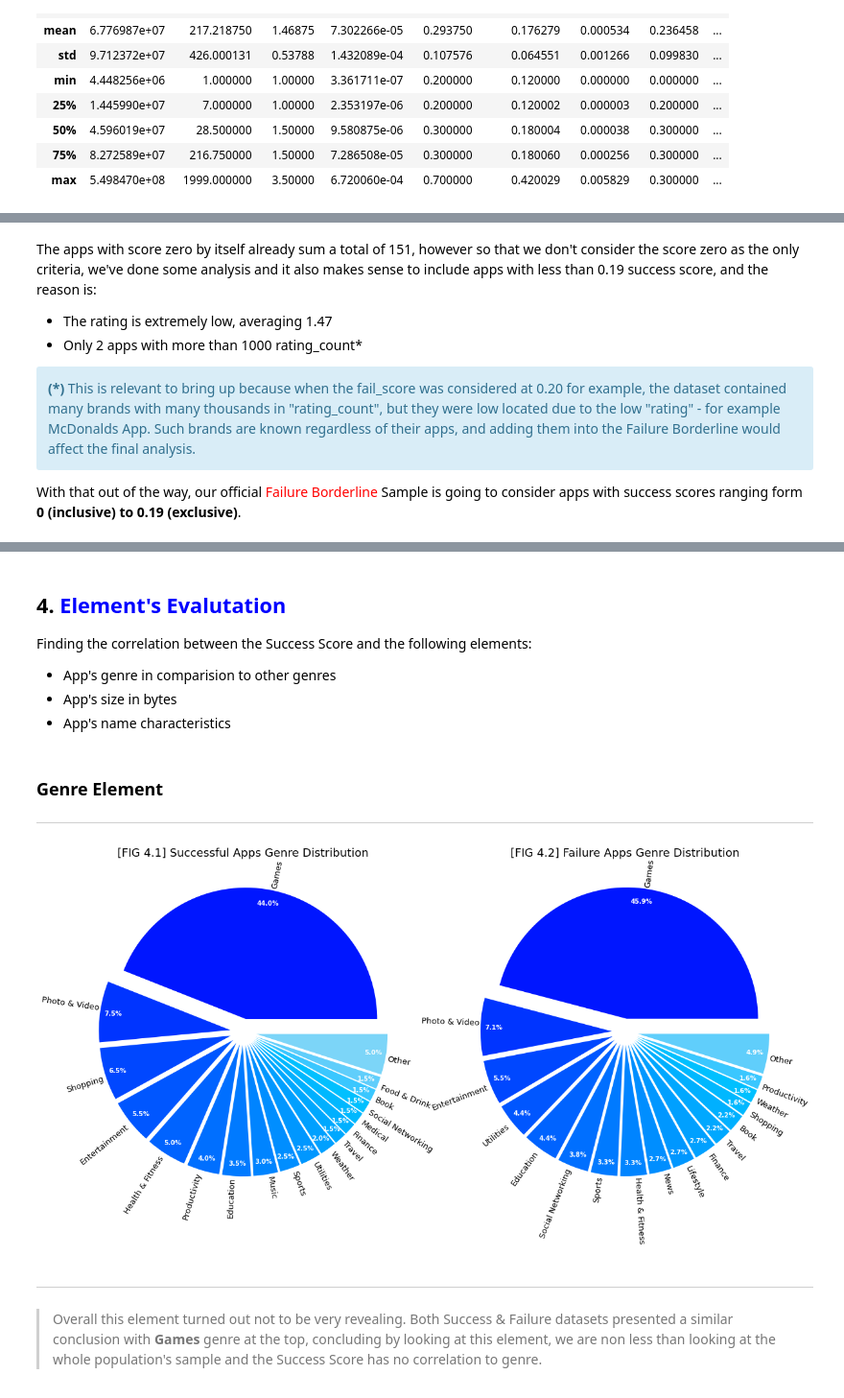
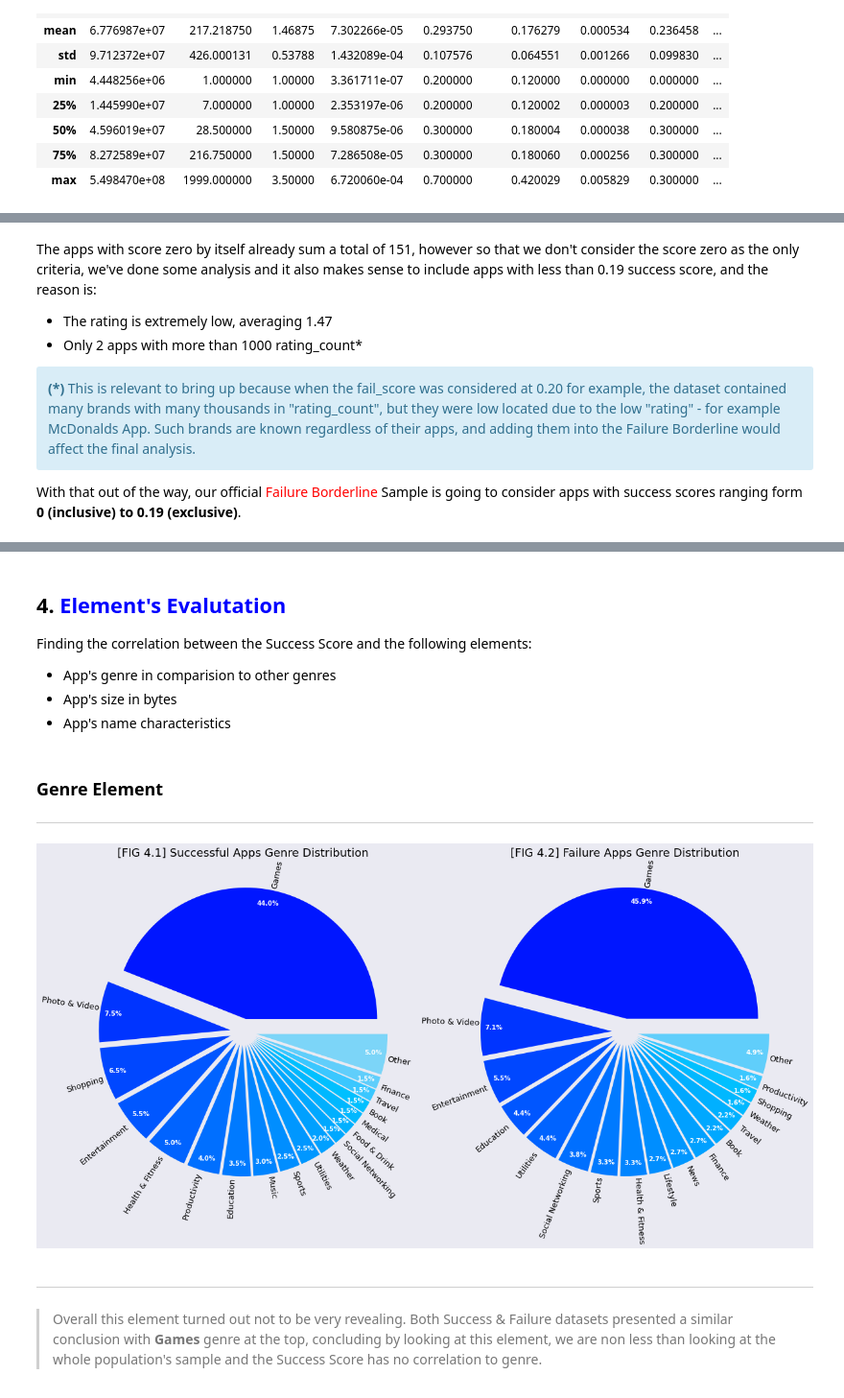
Before and after one commit to ArthurLandgraf/Data-Analyst-Portfolio, a Jupyter notebook: Personal Projects/01 - iOS-Apps-Success/iOS_success_analysis.ipynb, the cells around one changed output, grey strips where cells are left out. Shown at 96% size. Drawn from its saved outputs; the diff is of its cells as text; code cells hidden in the pictures.

Commit message:
Improving charts

```diff
--- a/Personal Projects/01 - iOS-Apps-Success/iOS_success_analysis.ipynb
+++ b/Personal Projects/01 - iOS-Apps-Success/iOS_success_analysis.ipynb
@@ -689,7 +689,7 @@ The apps with score zero by itself already sum a total of 151, however so that w
 <b>(*)</b> This is relevant to bring up because when the fail_score was considered at 0.20 for example, the dataset contained many brands with many thousands in "rating_count", but they were low located due to the low "rating" - for example McDonalds App. Such brands are known regardless of their apps, and adding them into the Failure Borderline would affect the final analysis.
 </div>
 
-With that out of the way, our official <font color=red>Failure Borderline</font> Sample is going to consider apps with success scores ranging form **0 (inclusive) to 0.19 (exclusive)**.
+With that out of the way, our official <font color="red">Failure Borderline</font> Sample is going to consider apps with success scores ranging form **0 (inclusive) to 0.19 (exclusive)**.
 # %%
 apple_failure = pd.concat([apple_zero, apple_fail_nonzero])
 apple_failure.sort_index(inplace=True)
@@ -702,7 +702,7 @@ apple_failure.head()
 | 3042 | TestNav | Education | 4448256 | 491 | 1.5 | 0.000165 | 0.3 | 0.180066 | 0.003018 | ... |
 | 3043 | VyStar Mobile Banking for iPhone | Finance | 27553792 | 434 | 1.5 | 0.000146 | 0.3 | 0.180058 | 0.001861 | ... |
 # %% [markdown]
-## 4. <font color=blue>Element's Evalutation</font>
+## 4. <font color="blue">Element's Evalutation</font>
 Finding the correlation between the Success Score and the following elements:
 
 - App's genre in comparision to other genres
@@ -736,6 +736,7 @@ colors = ['#0016ff', '#0034ff', '#0047ff', '#0056ff', '#0063ff', '#006fff', '#00
 
 # Generating the 1 row 2 column chart grid
 fig, (ax1, ax2) = plt.subplots(1, 2, figsize=(20,10))
+fig.patch.set_facecolor('#EAEAF2')
 
 # Generating Success Apps chart
 patches1, texts1, autotext1 = ax1.pie(sizes_s,
@@ -748,7 +749,6 @@ patches1, texts1, autotext1 = ax1.pie(sizes_s,
                                       startangle=0,
                                       rotatelabels=True)
 ax1.axis('equal')
-# ax1.tight_layout()
 ax1.set_title('[FIG 4.1] Successful Apps Genre Distribution', loc='center', fontsize=18)
 for t in range(len(texts1)):
     texts1[t].set_fontsize(13)
@@ -760,35 +760,34 @@ for at in range(len(autotext1)):
     autotext1[at].set_fontweight('bold')
     autotext1[at].set_color('white')
 
 # Generating Failure Apps chart
 patches2, texts2, autotext2 = ax2.pie(sizes_f,
                                       explode=explosion_f,
                                       labels=labels_f,
                                       colors=colors,
                                       autopct='%1.1f%%',
                                       pctdistance=0.9,
                                       labeldistance=1.005,
                                       startangle=0,
                                       rotatelabels=True)
 ax2.axis('equal')
-# ax2.tight_layout()
 ax2.set_title('[FIG 4.2] Failure Apps Genre Distribution', loc='center', fontsize=18)
 for t in range(len(texts2)):
     texts2[t].set_fontsize(13)
     texts2[t].set_fontfamily('sans-serif')
 
 for at in range(len(autotext2)):
     autotext2[at].set_fontsize(10)
     autotext2[at].set_fontfamily('sans-serif')
     autotext2[at].set_fontweight('bold')
     autotext2[at].set_color('white')
 
 plt.show()
 
 # Reference:
 # https://datascience.stackexchange.com/a/71417
 # %% [output]
-[figure, old version]
+[figure, new version]
 # %% [markdown]
 ---
 > Overall this element turned out not to be very revealing. Both Success & Failure datasets presented a similar conclusion with **Games** genre at the top, concluding by looking at this element, we are non less than looking at the whole population's sample and the Success Score has no correlation to genre.
```
Also changed, not shown: parts of 12 cells of this notebook.
